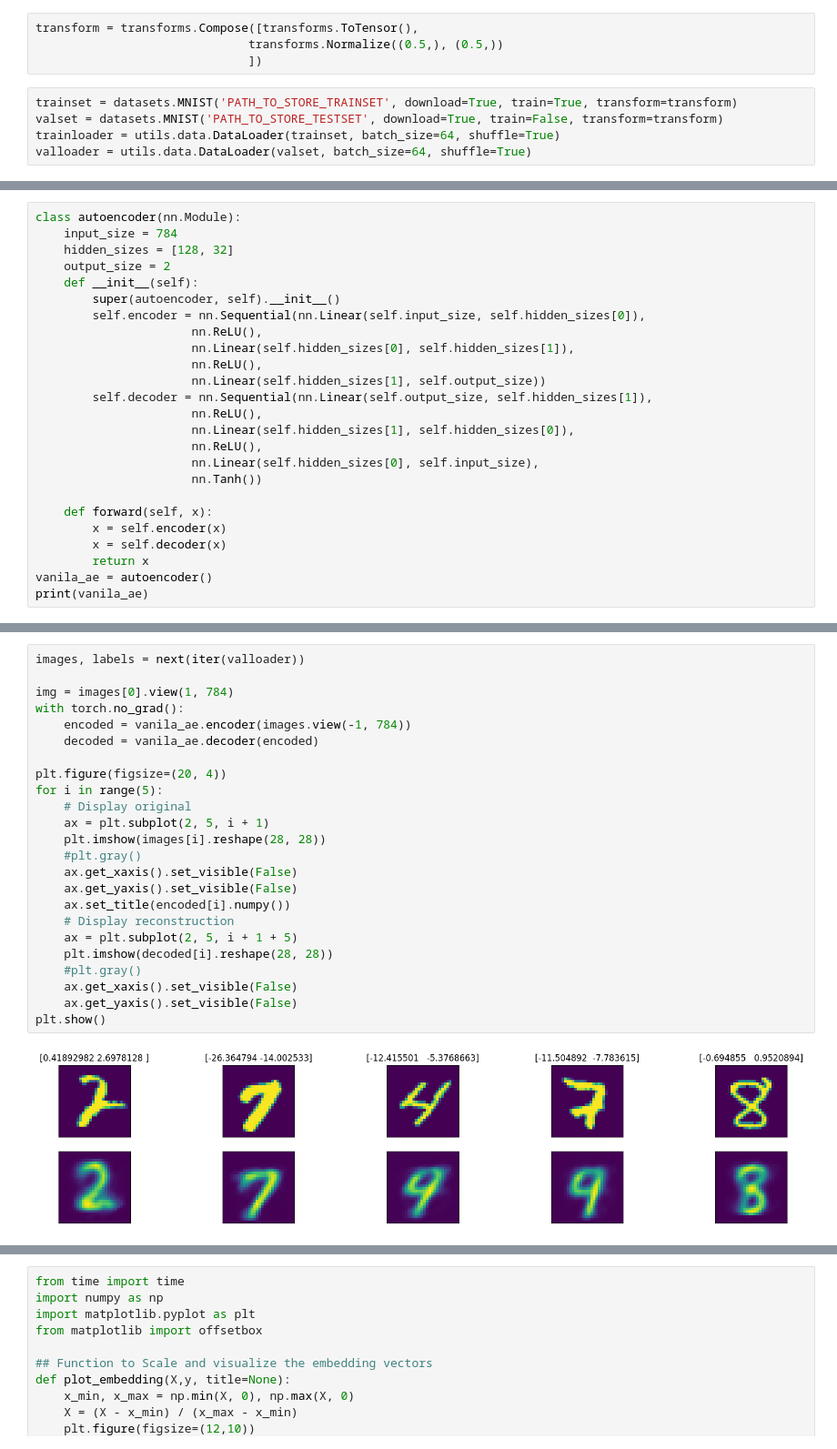
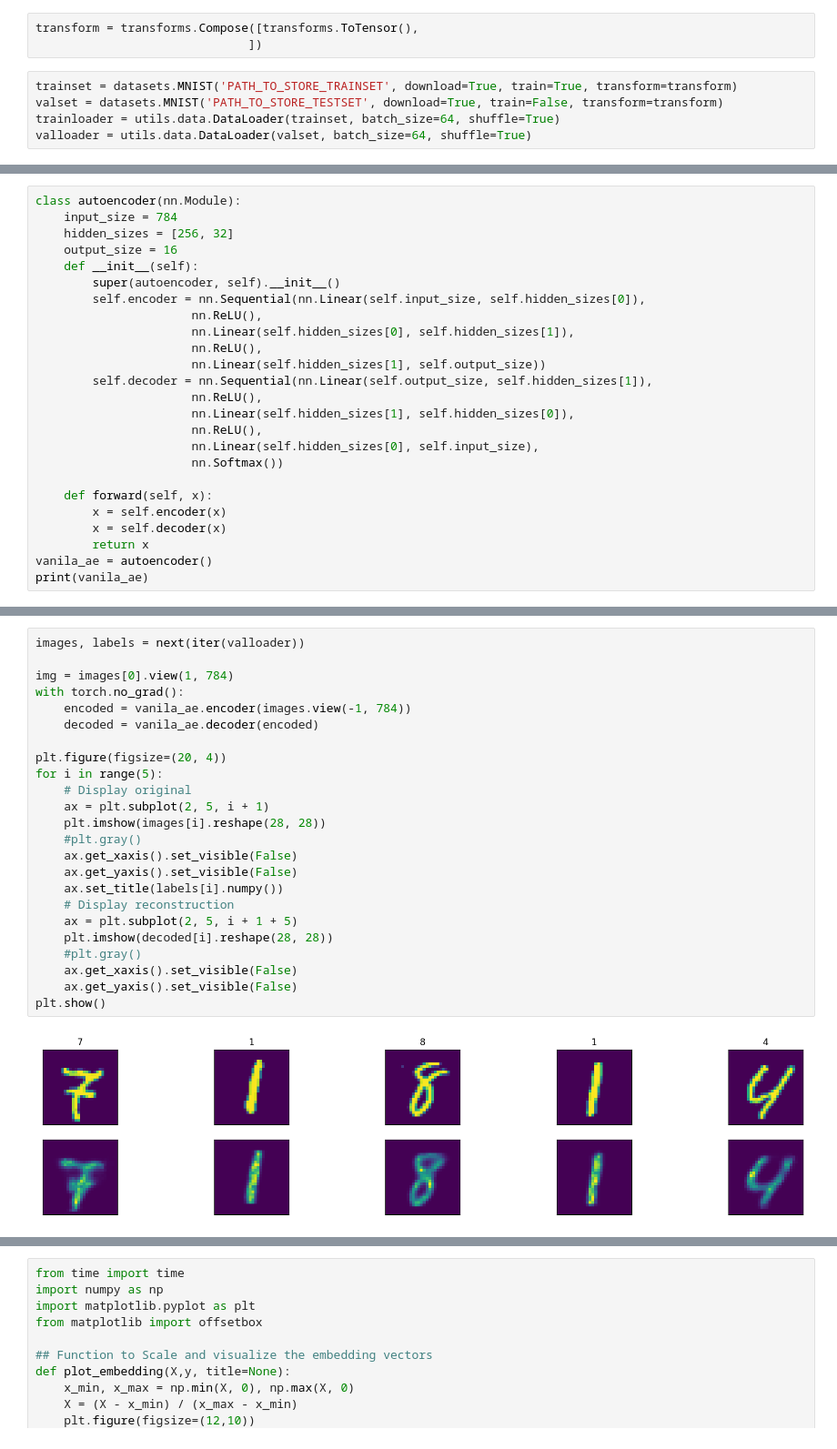
Before and after one commit to debonil/dl-autoencoder, a Jupyter notebook: autoencoder-scratch.ipynb, the cells around one changed output, grey strips where cells are left out. Shown at 91% size. Drawn from its saved outputs; the diff is of its cells as text.

Commit message:
increased embed size to16, added classifier to measure accuracy, tsne

```diff
--- a/autoencoder-scratch.ipynb
+++ b/autoencoder-scratch.ipynb
@@ -6,7 +6,6 @@ from torchvision import datasets, transforms
 from torch import nn, optim,utils,torch
 # %%
 transform = transforms.Compose([transforms.ToTensor(),
-                              transforms.Normalize((0.5,), (0.5,))
                               ])
 # %%
 trainset = datasets.MNIST('PATH_TO_STORE_TRAINSET', download=True, train=True, transform=transform)
@@ -25,8 +28,8 @@ torch.Size([64])
 # %%
 class autoencoder(nn.Module):
     input_size = 784
-    hidden_sizes = [128, 32]
-    output_size = 2
+    hidden_sizes = [256, 32]
+    output_size = 16
     def __init__(self):
         super(autoencoder, self).__init__()
         self.encoder = nn.Sequential(nn.Linear(self.input_size, self.hidden_sizes[0]),
@@ -39,7 +42,7 @@ class autoencoder(nn.Module):
                       nn.Linear(self.hidden_sizes[1], self.hidden_sizes[0]),
                       nn.ReLU(),
                       nn.Linear(self.hidden_sizes[0], self.input_size),
-                      nn.Tanh())
+                      nn.Softmax())
 
     def forward(self, x):
         x = self.encoder(x)
@@ -140,27 +171,27 @@ Training Time (in minutes) = 1.2456420143445333
 # %%
 images, labels = next(iter(valloader))
 
 img = images[0].view(1, 784)
 with torch.no_grad():
     encoded = vanila_ae.encoder(images.view(-1, 784))
     decoded = vanila_ae.decoder(encoded)
 
 plt.figure(figsize=(20, 4))
 for i in range(5):
     # Display original
     ax = plt.subplot(2, 5, i + 1)
     plt.imshow(images[i].reshape(28, 28))
     #plt.gray()
     ax.get_xaxis().set_visible(False)
     ax.get_yaxis().set_visible(False)
-    ax.set_title(encoded[i].numpy())
+    ax.set_title(labels[i].numpy())
     # Display reconstruction
     ax = plt.subplot(2, 5, i + 1 + 5)
     plt.imshow(decoded[i].reshape(28, 28))
     #plt.gray()
     ax.get_xaxis().set_visible(False)
     ax.get_yaxis().set_visible(False)
 plt.show()
 # %% [output]
-[figure, old version]
+[figure, new version]
 # %%
```
Also changed, not shown: parts of 15 cells of this notebook.
